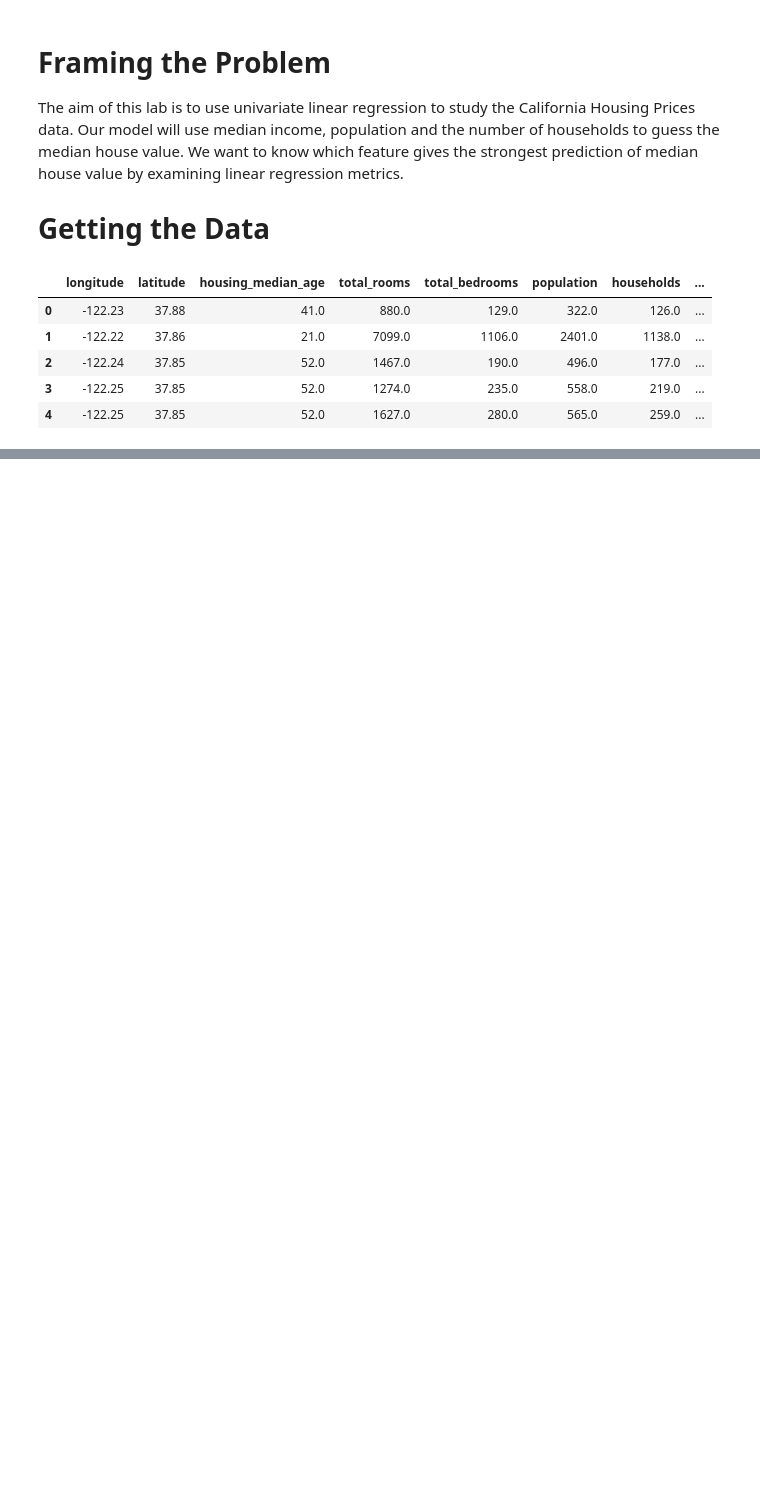
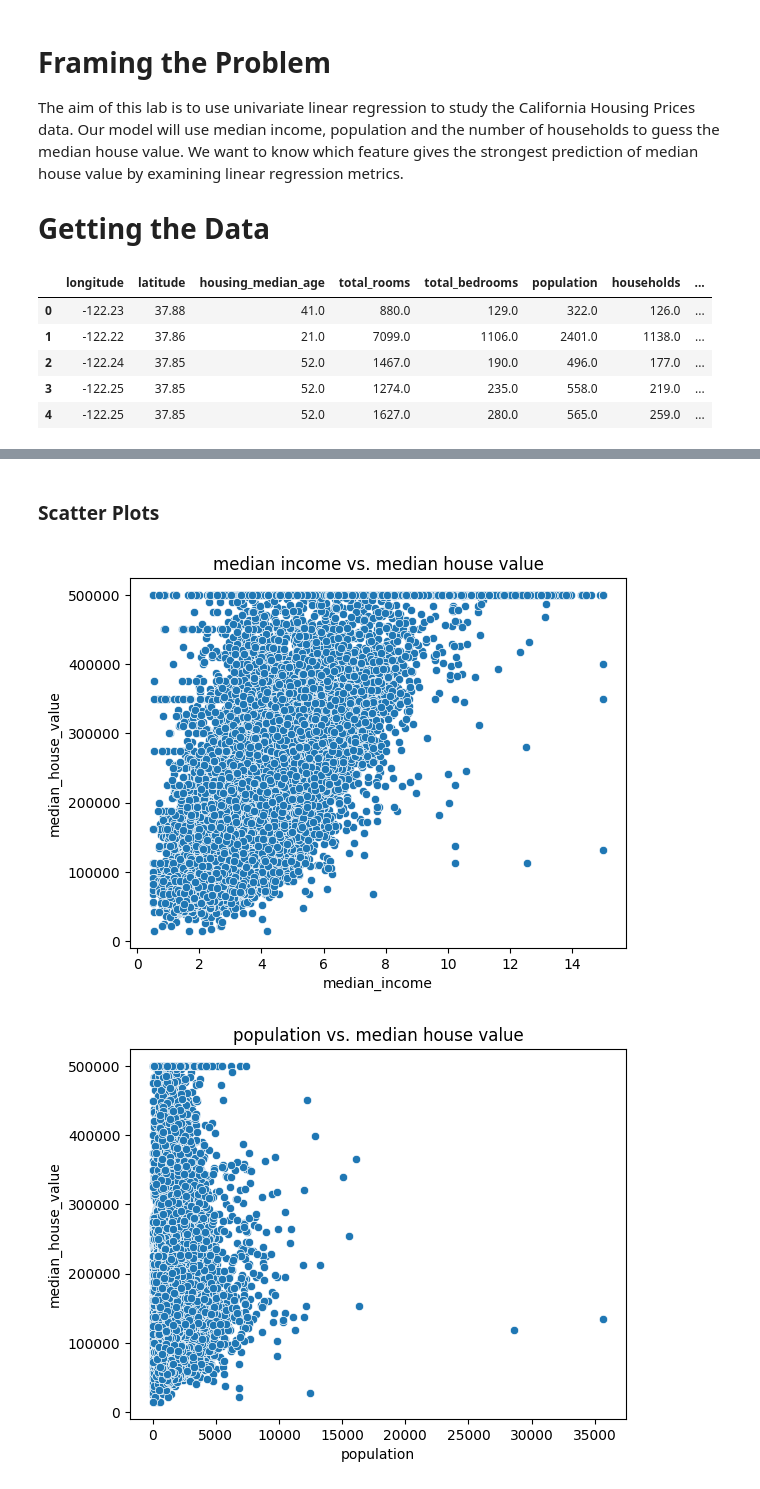
Before and after one commit to nikitha2002-bot/Practical-Lab-1--Kumari-Nikitha-Singh---9053016, a Jupyter notebook: Pricingdataset.ipynb, the cells around one changed output, grey strips where cells are left out. Drawn from its saved outputs; the diff is of its cells as text; code cells hidden in the pictures; blank space fills up the shorter version.

```diff
--- a/Pricingdataset.ipynb
+++ b/Pricingdataset.ipynb
@@ -6,9 +14,9 @@ The aim of this lab is to use univariate linear regression to study the Californ
 
 #  Getting the Data
 # %%
-import pandas as pd
-Path = 'Data/housing.csv'
-df = pd.read_csv(Path)
+
+file_path = "Data/housing.csv"
+df = pd.read_csv(file_path)
 df.head()
 # %% [output]
 |  | longitude | latitude | housing_median_age | total_rooms | total_bedrooms | population | households | ... |
@@ -19,0 +44,17 @@ df.head()
+# %% [markdown]
+### Scatter Plots
+# %%
+# From Scatter Plot 1
+sns.scatterplot(data=df, x="median_income", y="median_house_value").set_title("median income vs. median house value")
+plt.show()
+
+# From Scatter Plot 2
+sns.scatterplot(data=df, x="population", y="median_house_value").set_title("population vs. median house value")
+plt.show()
+
+# From Scatter Plot 3
+sns.scatterplot(data=df, x="households", y="median_house_value").set_title("Households vs. median house value")
+plt.show()
+# %% [output]
+[figure, added]
+[figure, added]
```
Also changed, not shown: parts of 15 cells of this notebook.
